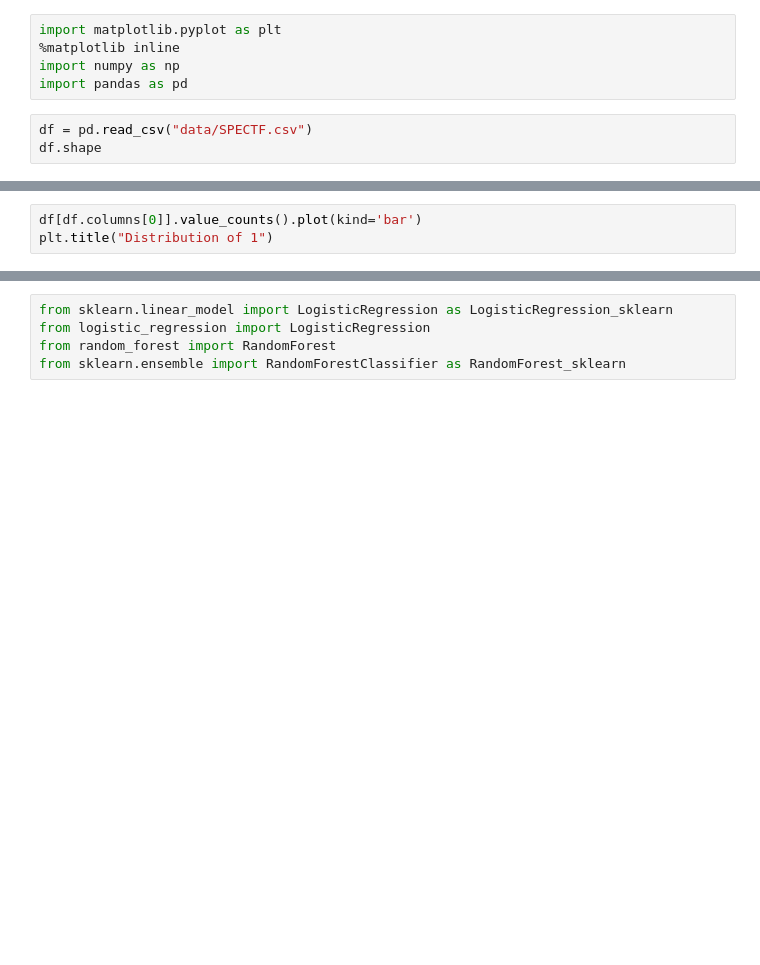
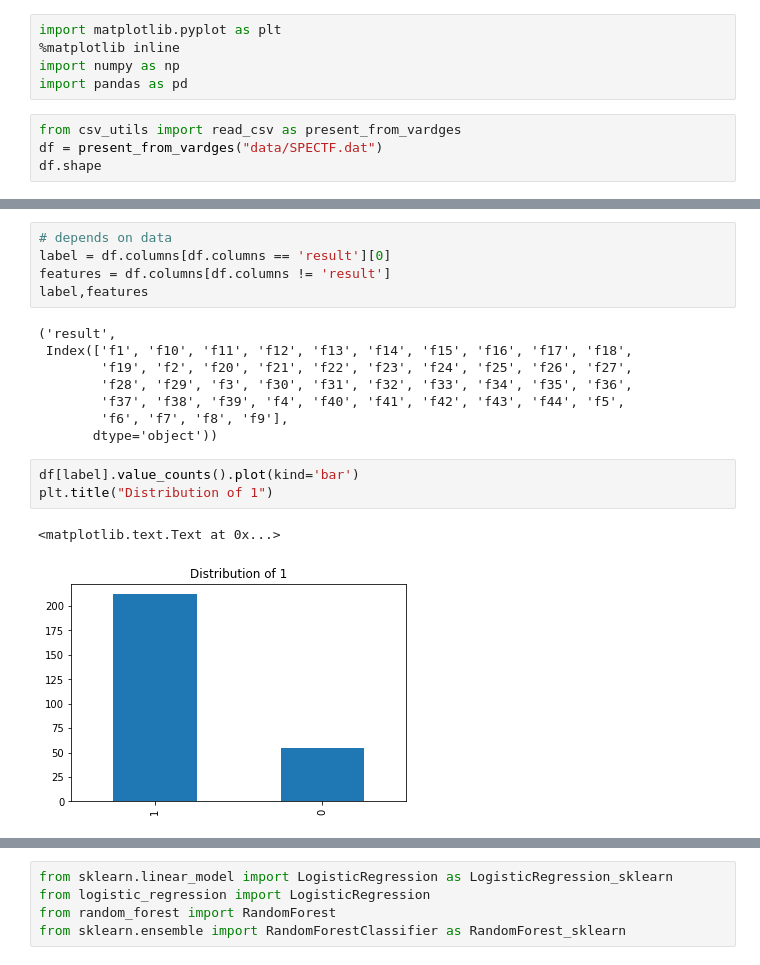
Before and after one commit to Rosehair/ml_team_dav, a Jupyter notebook: pandas_Ashot_Matevosyan.ipynb, the cells around one changed output, grey strips where cells are left out. Drawn from its saved outputs; the diff is of its cells as text; blank space fills up the shorter version.

```diff
--- a/pandas_Ashot_Matevosyan.ipynb
+++ b/pandas_Ashot_Matevosyan.ipynb
@@ -4,5 +4,6 @@ import matplotlib.pyplot as plt
 import numpy as np
 import pandas as pd
 # %%
-df = pd.read_csv("data/SPECTF.csv")
+from csv_utils import read_csv as present_from_vardges
+df = present_from_vardges("data/SPECTF.dat")
 df.shape
@@ -11,6 +20,22 @@ df[:2]
+# %%
+# depends on data
+label = df.columns[df.columns == 'result'][0]
+features = df.columns[df.columns != 'result']
+label,features
+# %% [output]
+('result',
+ Index(['f1', 'f10', 'f11', 'f12', 'f13', 'f14', 'f15', 'f16', 'f17', 'f18',
+        'f19', 'f2', 'f20', 'f21', 'f22', 'f23', 'f24', 'f25', 'f26', 'f27',
+        'f28', 'f29', 'f3', 'f30', 'f31', 'f32', 'f33', 'f34', 'f35', 'f36',
+        'f37', 'f38', 'f39', 'f4', 'f40', 'f41', 'f42', 'f43', 'f44', 'f5',
+        'f6', 'f7', 'f8', 'f9'],
+       dtype='object'))
 # %%
-df[df.columns[0]].value_counts().plot(kind='bar')
+df[label].value_counts().plot(kind='bar')
 plt.title("Distribution of 1")
+# %% [output]
+<matplotlib.text.Text at 0x...>
+[figure, added]
 # %%
 for i, feature in enumerate(df.columns[1:10]):
     plt.title(feature)
```
Also changed, not shown: parts of 8 cells of this notebook, 2 other files.
